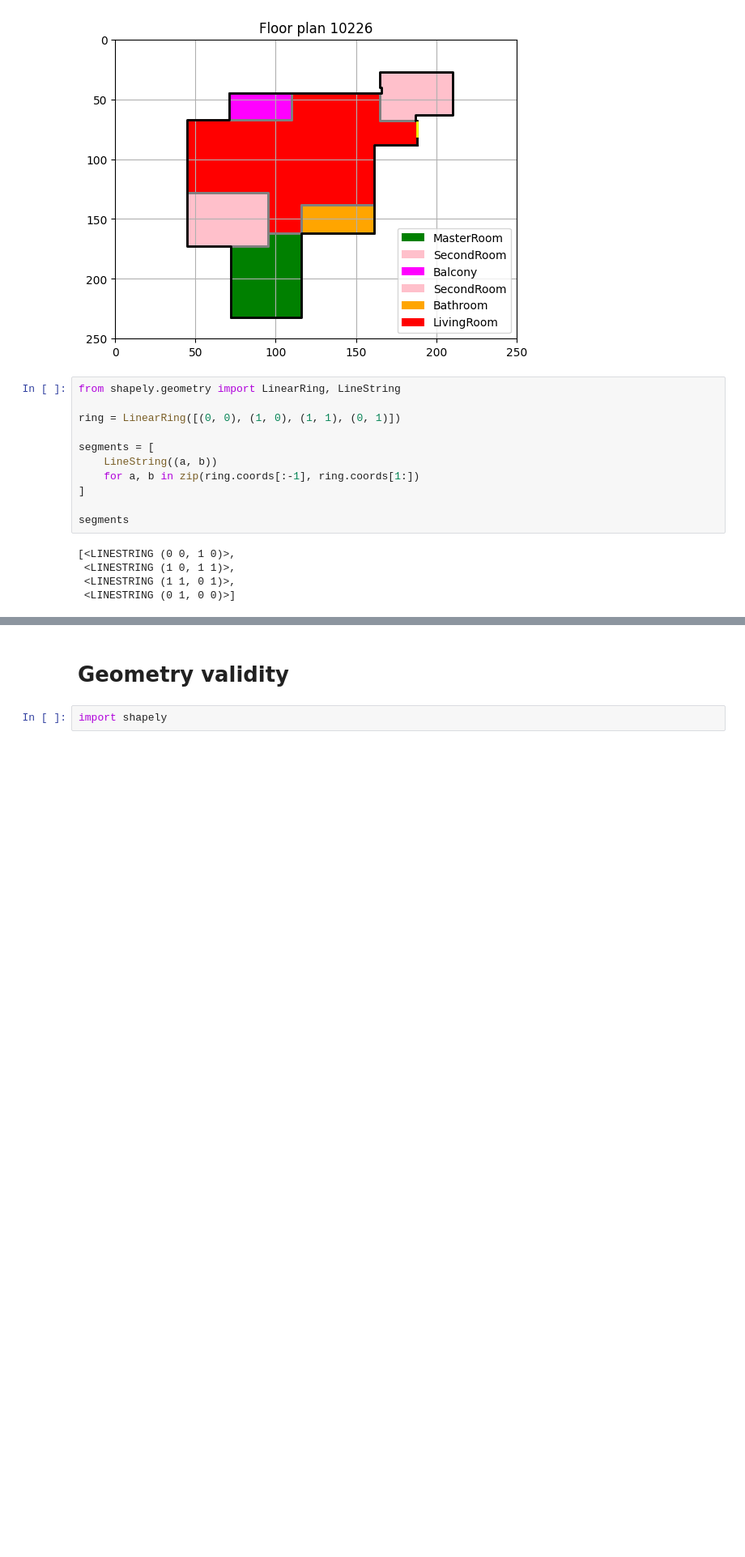
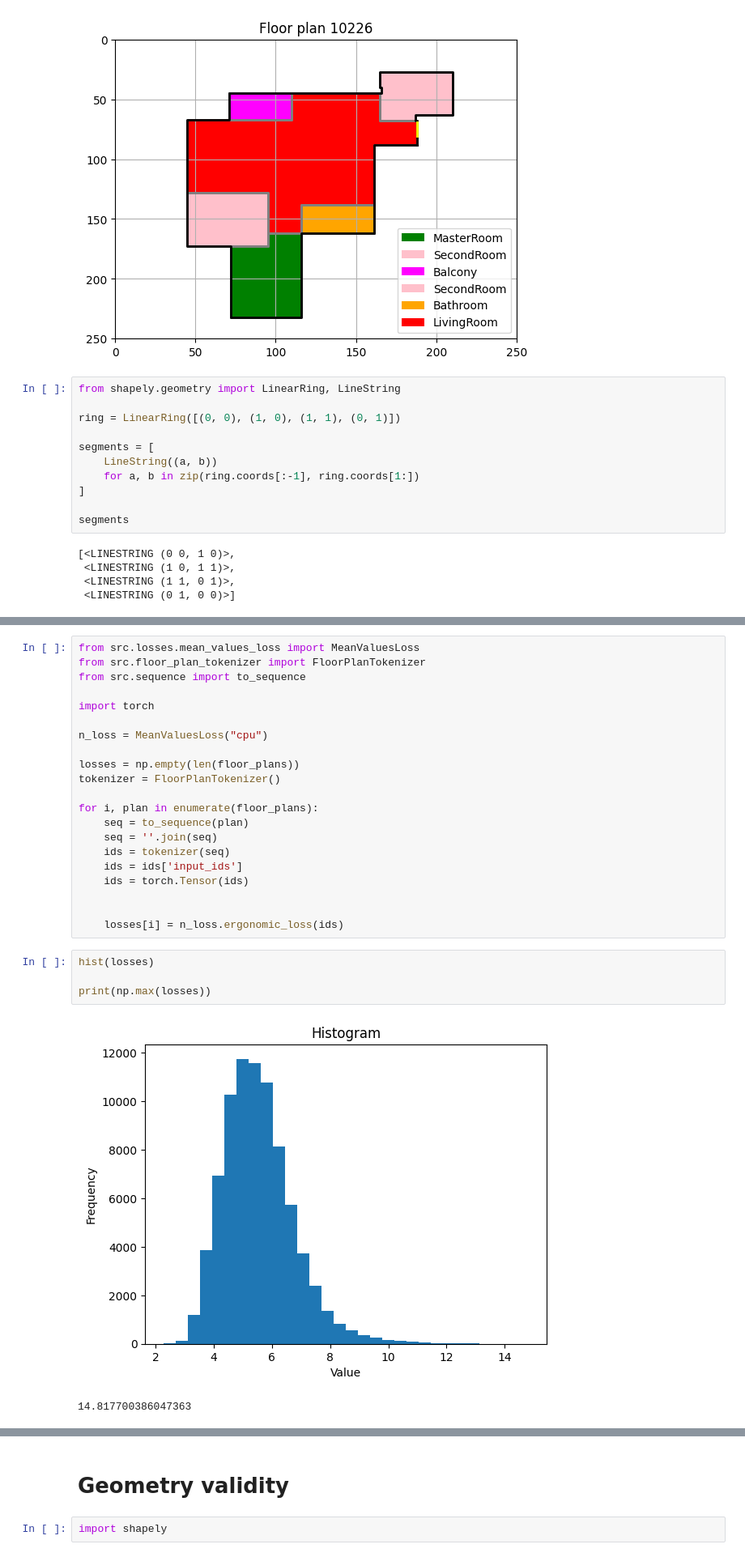
Before and after one commit to PNieck/WhatAComfortableWorld, a Jupyter notebook: data_exploration.ipynb, the cells around one changed output, grey strips where cells are left out. Shown at 81% size. Saved outputs shown, nothing was run; the diff lists cells and outputs as text; blank space fills up the shorter version.

```diff
--- a/data_exploration.ipynb
+++ b/data_exploration.ipynb
@@ -417,0 +462,28 @@ segments
+# %%
+from src.losses.mean_values_loss import MeanValuesLoss
+from src.floor_plan_tokenizer import FloorPlanTokenizer
+from src.sequence import to_sequence
+
+import torch
+
+n_loss = MeanValuesLoss("cpu")
+
+losses = np.empty(len(floor_plans))
+tokenizer = FloorPlanTokenizer()
+
+for i, plan in enumerate(floor_plans):
+    seq = to_sequence(plan)
+    seq = ''.join(seq)
+    ids = tokenizer(seq)
+    ids = ids['input_ids']
+    ids = torch.Tensor(ids)
+
+
+    losses[i] = n_loss.ergonomic_loss(ids)
+# %%
+hist(losses)
+
+print(np.max(losses))
+# %% [output]
+[figure, added]
+14.817700386047363
```
Also changed, not shown: parts of 8 cells of this notebook.
